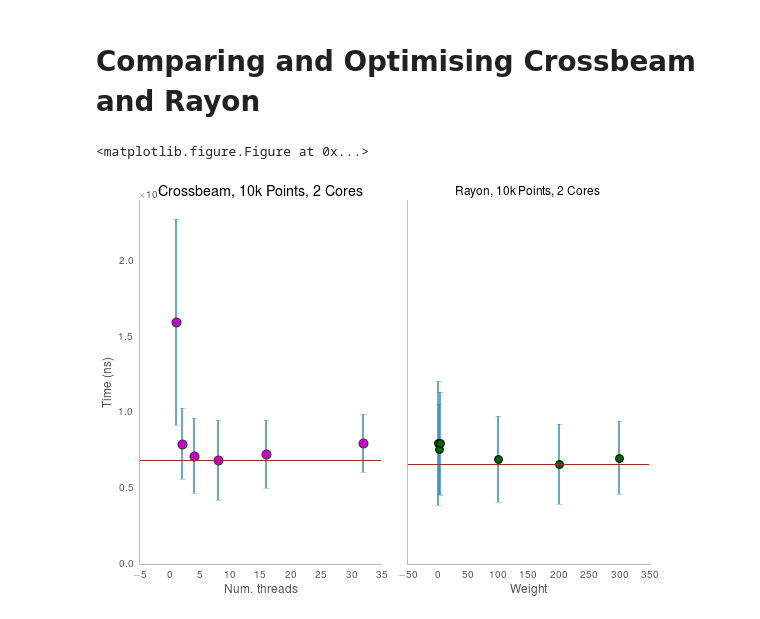
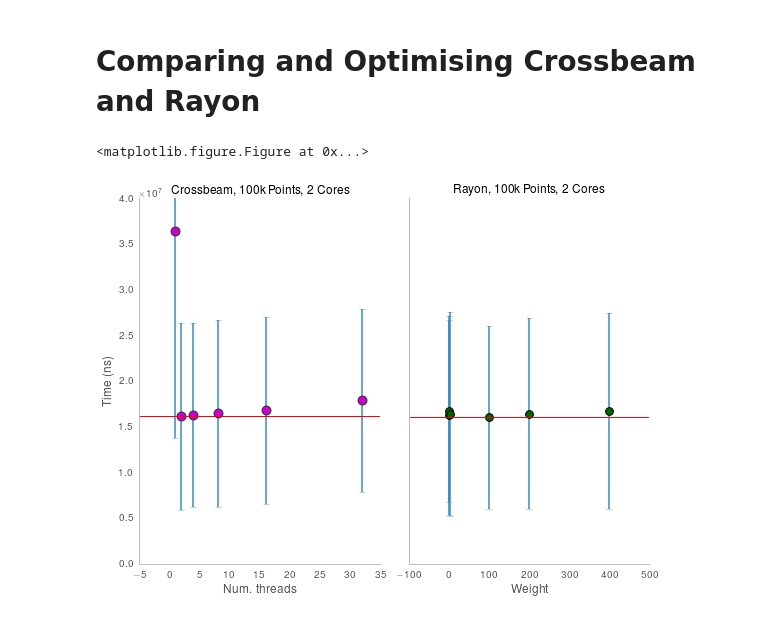
Before and after one commit to urschrei/lonlat_bng, a Jupyter notebook: rust_BNG.ipynb, the cells around one changed output. Drawn from its saved outputs; the diff is of its cells as text; code cells hidden in the pictures.

Commit message:
Plot new 2-core benchmarks

```diff
--- a/rust_BNG.ipynb
+++ b/rust_BNG.ipynb
@@ -318,7 +318,7 @@ Wed Feb 24 16:09:30 2016    ffi_benchmarks/output_stats_pyproj
       100    0.000    0.000    0.000    0.000 {isinstance}
 <pstats.Stats instance at 0x...>
 # %%
-df = pd.read_excel("/Users/sth/dropbox/threads.xlsx")
+df = pd.read_csv("benches/benchmarks.csv")
 df.threads = df.threads.astype('float64')
 df.head(10)
 # %% [output]
@@ -354,54 +364,54 @@ threads = plt.scatter(df.threads, df.crossbeam,
     alpha=1.0,
     zorder=2,
 )
-ax1.set_ylim(0, 24000000)
+ax1.set_ylim(0, 40000000)
 plt.errorbar(df.threads, df.crossbeam, yerr=df.crossbeam_error,
     linestyle="None",
     lw=2.,
     alpha=0.75,
     zorder=1
-
 )
+# errorfill(df.threads, df.crossbeam, df.crossbeam_error, color='#CC00CC', ax=ax1)
 plt.ylabel("Time (ns)")
 plt.xlabel("Num. threads")
 plt.axhline(df.crossbeam.min(), color='red')
 ax1.spines['top'].set_visible(False)
 ax1.spines['right'].set_visible(False)
-plt.title("Crossbeam, 10k Points, 2 Cores", fontsize=12)
+plt.title("Crossbeam, 100k Points, 2 Cores", fontsize=12)
 plt.tight_layout()
 
 # Rayon
 ax2 = fig.add_subplot(122, axisbg='none')
 rayon = plt.scatter(df.weight, df.rayon,
     color='#006600',
     edgecolor='#000000',
     marker='o',
     lw=1,
     s=60,
     alpha=1.0,
     zorder=2,
 )
-ax2.set_ylim(0, 24000000)
+ax2.set_ylim(0, 40000000)
 ax2.set_yticklabels([])
 plt.xlabel("Weight")
 plt.errorbar(df.weight, df.rayon, yerr=df.rayon_error,
     linestyle="None",
     lw=2.,
     alpha=0.75,
     zorder=1
-
 )
+# errorfill(df.weight, df.rayon, df.rayon_error, color='#006600', ax=ax2)
 plt.axhline(df.rayon.min(), color='red')
 ax2.spines['top'].set_visible(False)
 ax2.spines['right'].set_visible(False)
 
-plt.title("Rayon, 10k Points, 2 Cores", fontsize=12)
+plt.title("Rayon, 100k Points, 2 Cores", fontsize=12)
 plt.tight_layout()
 plt.savefig(
     'crossbeam_v_rayon.png',
     format="png", bbox_inches='tight',
     alpha=True, transparent=True, dpi=100)
 plt.show()
 # %% [output]
 <matplotlib.figure.Figure at 0x...>
-[figure, old version]
+[figure, new version]
```
Also changed, not shown: parts of 2 cells of this notebook, 2 other files.
